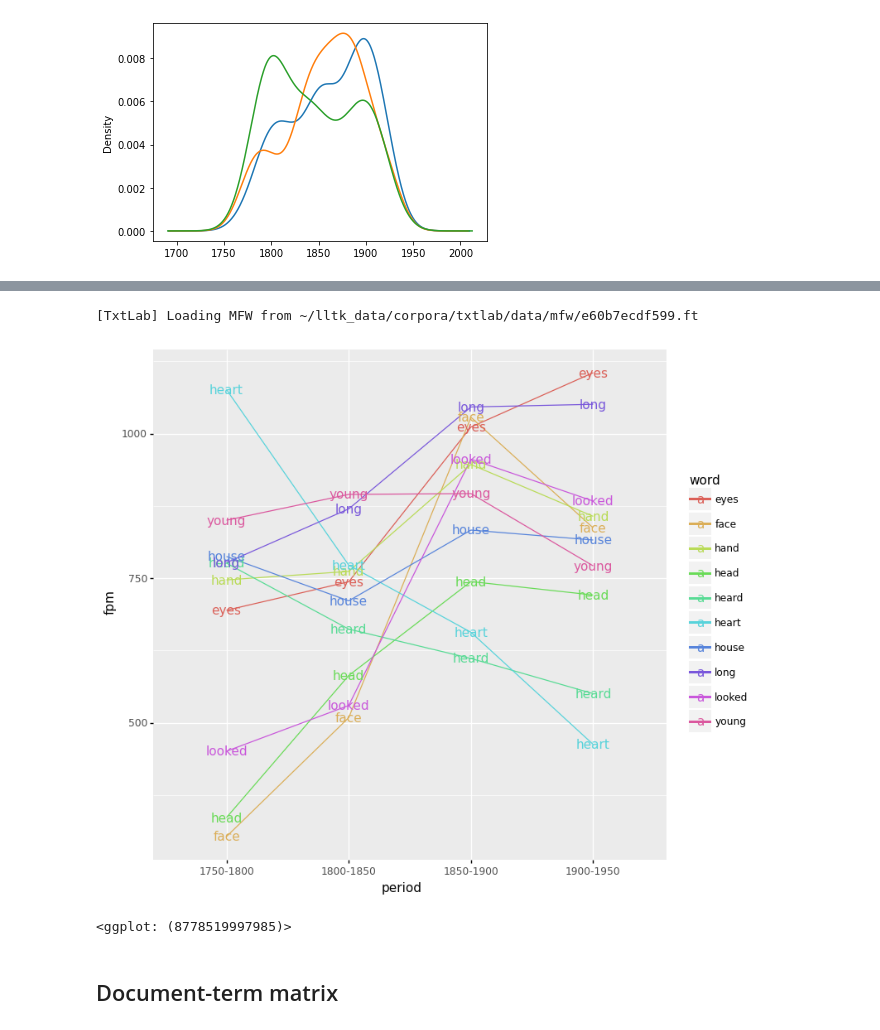
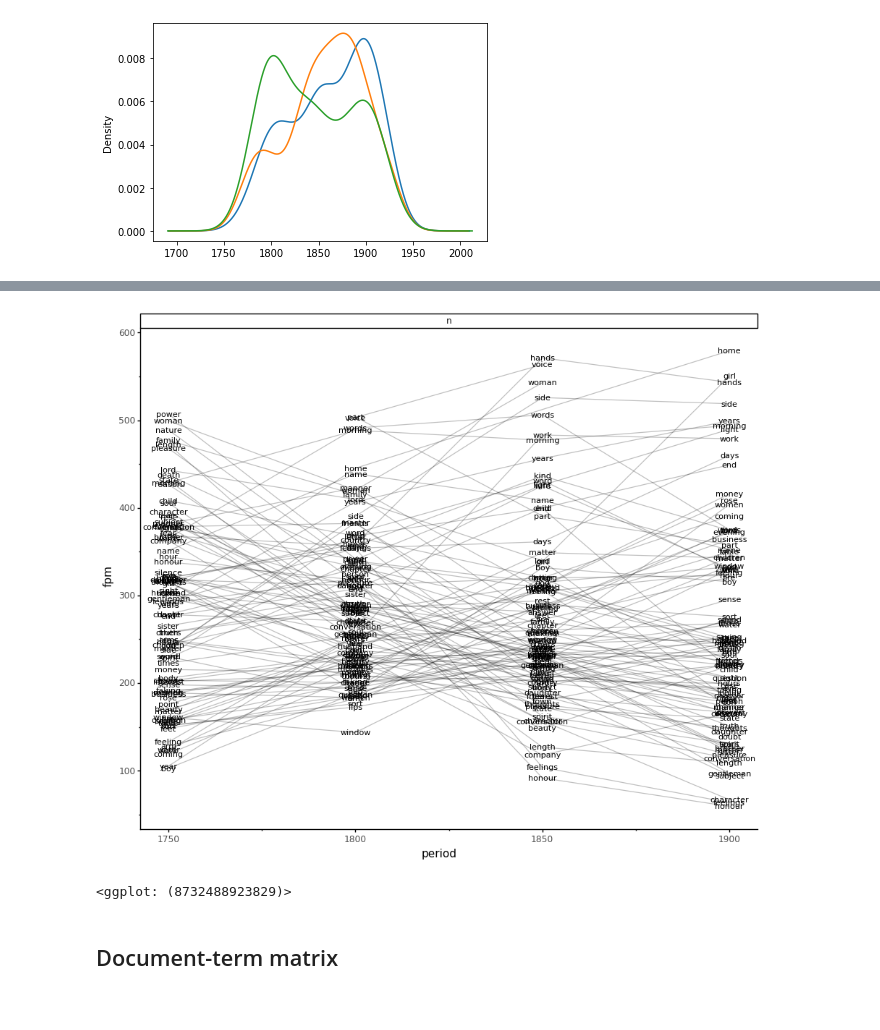
Before and after one commit to quadrismegistus/lltk, a Jupyter notebook: README.ipynb, the cells around one changed output, grey strips where cells are left out. Drawn from its saved outputs; the diff is of its cells as text; code cells hidden in the pictures.

```diff
--- a/README.ipynb
+++ b/README.ipynb
@@ -142,21 +180,13 @@ corpus.mfw_df(yearbin=10, n=10000, keep_periods=True)
 # %%
-# Simple plots
+# Simple plot
 import plotnine as p9
-p9.options.figure_size=(8,8)
+p9.options.figure_size=(11,9)
 p9.ggplot(
-    p9.aes(x='period',y='fpm',label='word',color='word',group='word'),
-    data=corpus.mfw_df(
-        texts=corpus.meta.query('language=="English"'),
-        n=10,
-        excl_stopwords=True,
-        excl_top=100,
-        yearbin=50,
-        keep_periods=True
-    )
-) + p9.geom_line() + p9.geom_text()
+    p9.aes(x='period',y='fpm',label='word',group='word'),
+    data=top_noun_by_period
+) + p9.facet_wrap('pos0') + p9.geom_line(alpha=0.25) + p9.geom_text(size=8) + p9.theme_classic()
 # %% [output]
+[figure, new version]
-[TxtLab] Loading MFW from ~/lltk_data/corpora/txtlab/data/mfw/e60b7ecdf599.ft
+<ggplot: (8732488923829)>
-[figure, old version]
-<ggplot: (8778519997985)>
 # %% [markdown]
 ## Document-term matrix
```
Also changed, not shown: parts of 27 cells of this notebook, 6 other files.
